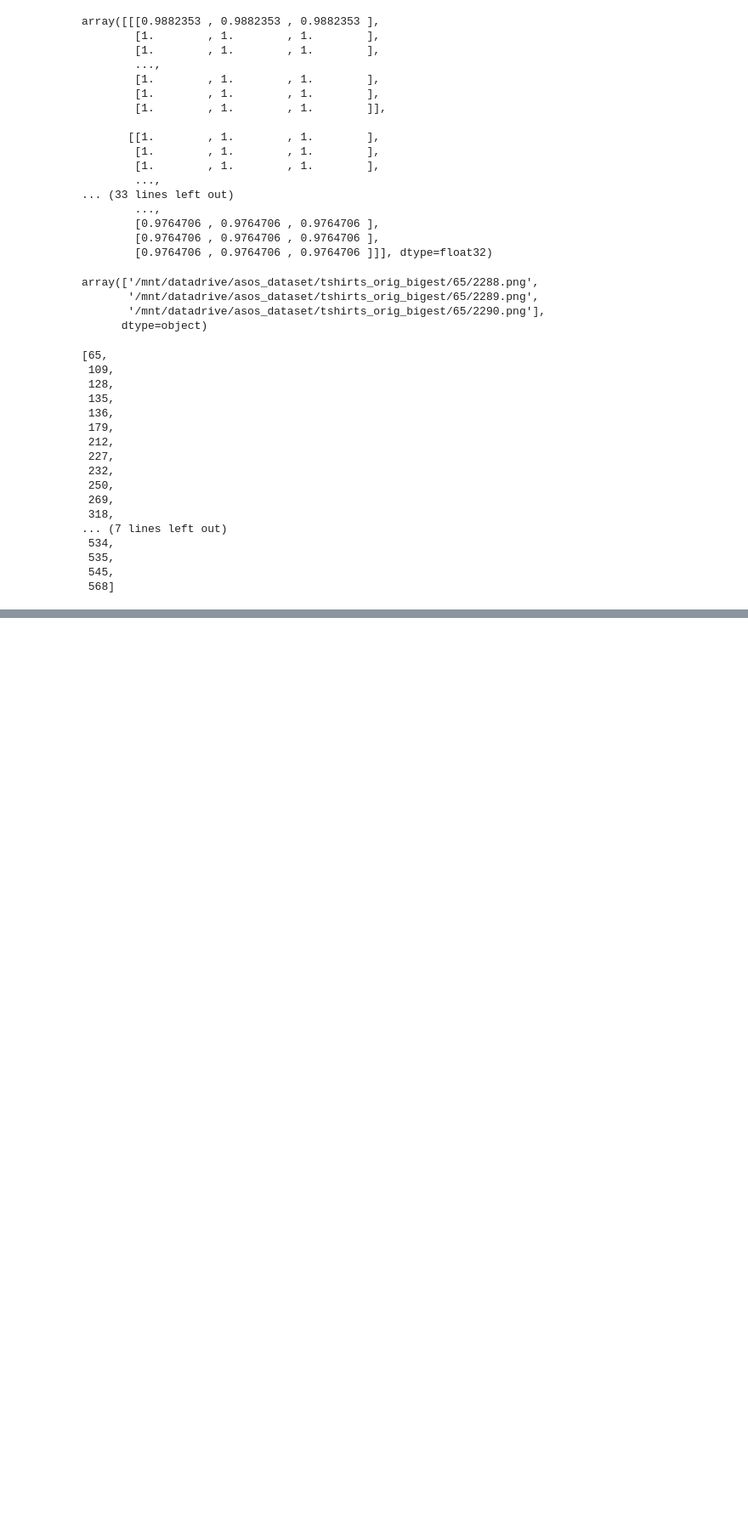
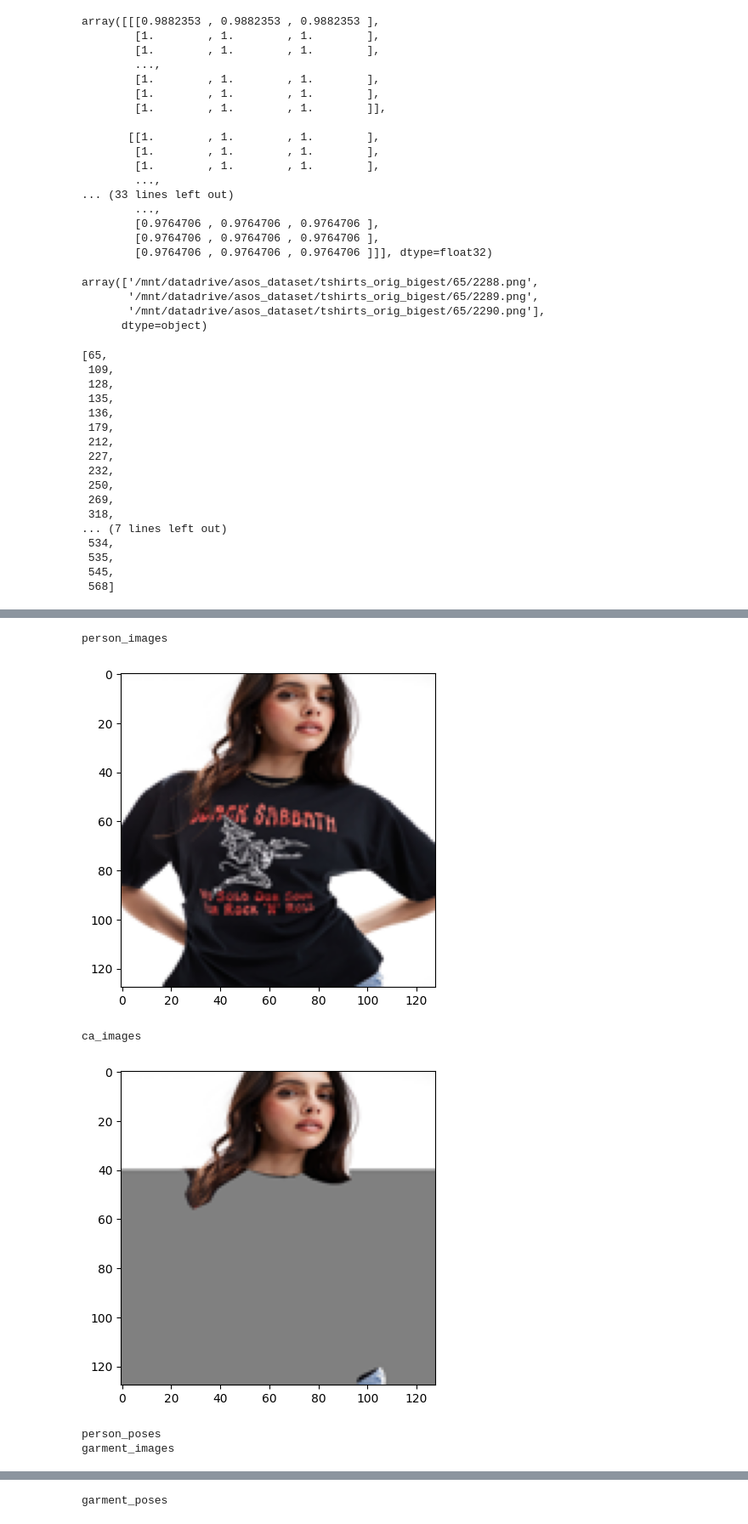
Before and after one commit to concrete13377/tryondiffusion, a Jupyter notebook: 1_prepare_data_on_disk.ipynb, the cells around one changed output, grey strips where cells are left out. Shown at 85% size. Cells and saved outputs as stored; diff of their text form; code cells hidden in the pictures; blank space fills up the shorter version.

```diff
--- a/1_prepare_data_on_disk.ipynb
+++ b/1_prepare_data_on_disk.ipynb
@@ -387,5 +425,5 @@ dataset = SyntheticTryonDataset(image_size=SR_UNET_IMAGE_SIZE if TRAIN_UNET_NUMB
 # %%
-prepared_ds_path = Path('/mnt/datadrive/asos_dataset/80756_203404/prepared_128/tensors')
+prepared_ds_path = Path('/mnt/datadrive/asos_dataset/20k_clean_fronts/prepared_128/tensors')
 prepared_ds_path.mkdir(parents=True, exist_ok=True)
 # for idx, sample in enumerate(tqdm(dataset, total=len(dataset))):
 #     if idx > 103:
@@ -400,10 +438,25 @@ prepared_ds_path.mkdir(parents=True, exist_ok=True)
 
 from tqdm import trange
 for idx in trange(0, len(dataset)):
+    # if idx < 63181:
+    #     continue
+
+
+    # if idx not in corrupted_idxs_dict:
+    #     continue
+
+    # if not corrupted_idxs_dict.get(idx, False):
+    #     continue
+
+    # sample = dataset.__getitem__(idx)
+    # break
     try:
         sample = dataset.__getitem__(idx)
+        # print(sample.keys())
+        # break
         torch.save(sample, prepared_ds_path / f'{idx}.pt')
     except Exception as e:
         print(e)
         print(idx)
+        # break
 # %% [output]
@@ -410,0 +471,16 @@ KeyboardInterrupt:
+# %%
+from matplotlib import pyplot as plt
+for k,v in sample.items():
+    try:
+        print(k)
+        plt.imshow(v.permute(1,2,0))
+        plt.show()
+    except Exception as e:
+        pass
+# %% [output]
+person_images
+[figure, added]
+ca_images
+[figure, added]
+person_poses
+garment_images
@@ -410,0 +488 @@ KeyboardInterrupt:
+garment_poses
```
Also changed, not shown: parts of 28 cells of this notebook, 9 other files.
